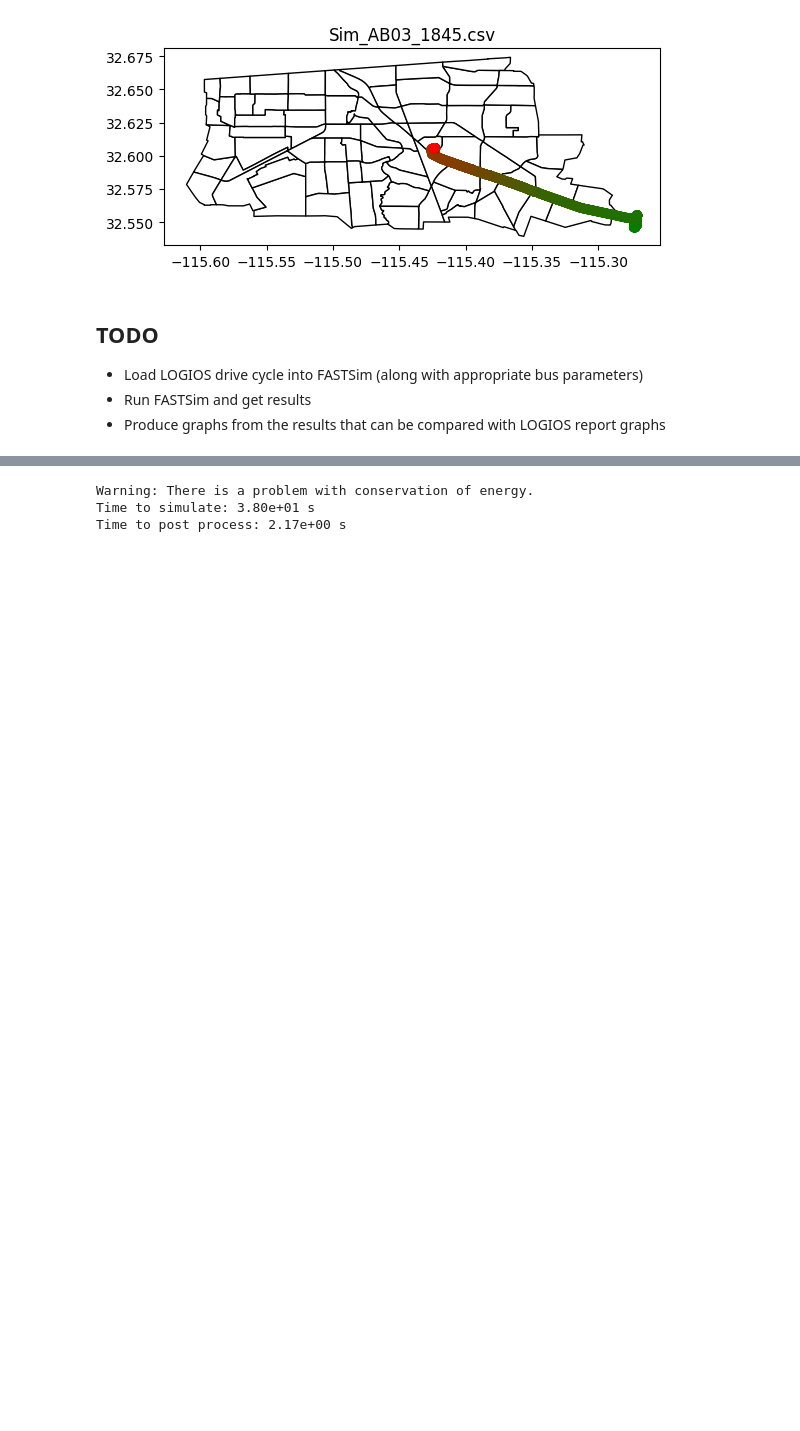
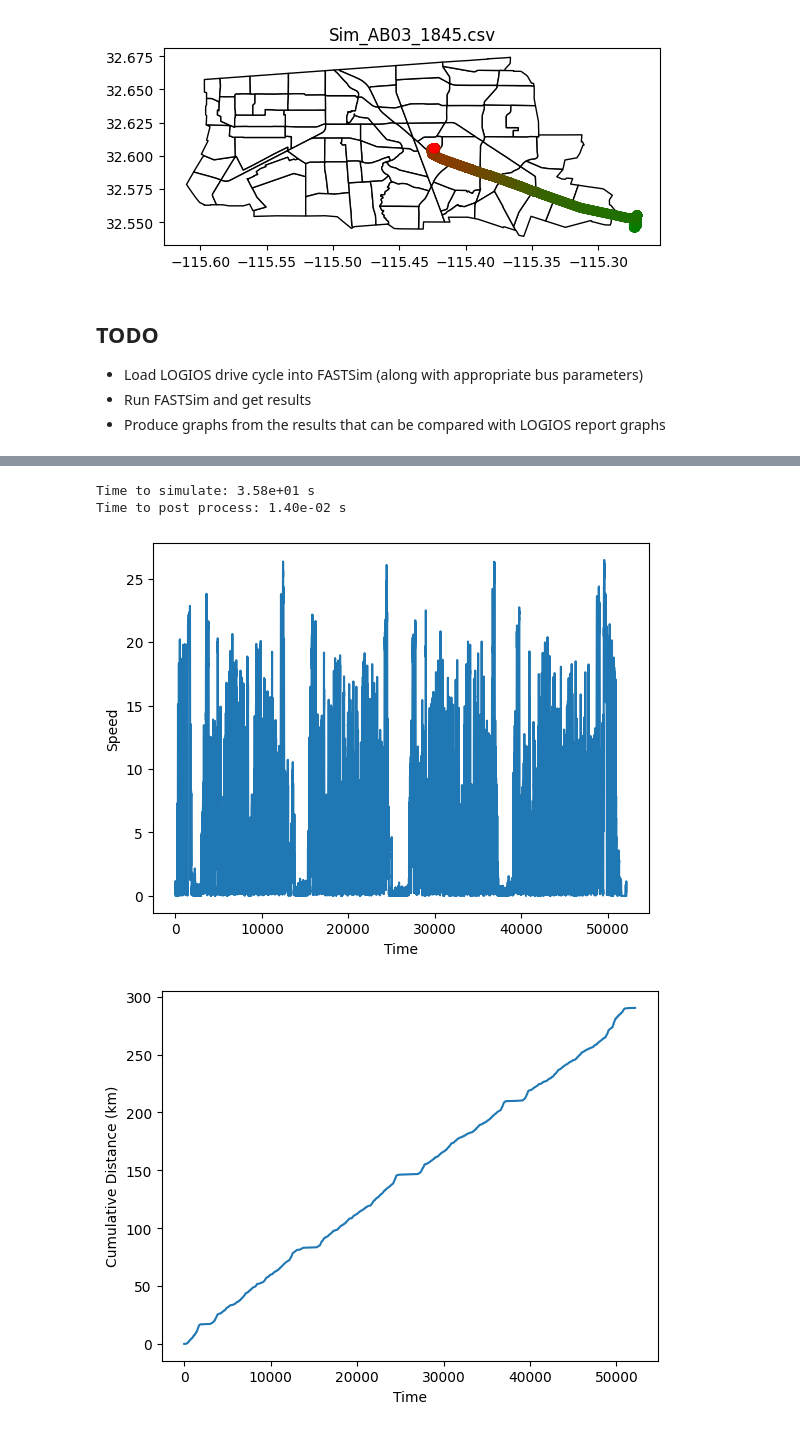
Before and after one commit to RESET-Lab/TransitBusSimulation, a Jupyter notebook: FASTSim Simulation/Bus Parameter Validation.ipynb, the cells around one changed output, grey strips where cells are left out. Drawn from its saved outputs; the diff is of its cells as text; code cells hidden in the pictures; blank space fills up the shorter version.

Commit message:
[WIP] Calculate cumulative distance and energy required.

```diff
--- a/FASTSim Simulation/Bus Parameter Validation.ipynb
+++ b/FASTSim Simulation/Bus Parameter Validation.ipynb
@@ -104,12 +126,66 @@ print(f'Time to simulate: {time.time() - t0:.2e} s')
 t0 = time.time()
 sim_drive_post = simdrive.SimDrivePost(sim_drive)
 output = sim_drive_post.get_output()
-sim_drive_post.set_battery_wear()
-diag = sim_drive_post.get_diagnostics()
+
 print(f'Time to post process: {time.time() - t0:.2e} s')
-
-# TODO: Where's the problem with conservation of energy?
 # %% [output]
-Warning: There is a problem with conservation of energy.
-Time to simulate: 3.80e+01 s
-Time to post process: 2.17e+00 s
+Time to simulate: 3.58e+01 s
+Time to post process: 1.40e-02 s
+# %%
+# Attach some additional information from the sim_drive instance that SimDrivePost doesn't
+# Cumulative distance series
+dist_per_step = sim_drive.distMeters
+output['cumDistKm'] = cum_series(dist_per_step) / m_per_km
+
+# Cumulative kWh series: i.e. cumulative energy required to get to a given timestep.
+# essKwOutAch is a series of kW output per second
+sign_toggle = (sim_drive.essKwOutAch > 0).astype(int)
+# Strip out negative power output measurements (from regenerative breaking)
+pos_essKwOutAch = sim_drive.essKwOutAch * sign_toggle
+output['cumKwh'] = cum_series(pos_essKwOutAch) / s_per_hour
+
+# output['addKwh'] = sim_drive.addKwh # TODO thought this might be additive kwh, but its all zeros?
+# %%
+# Visualize
+df = pd.DataFrame.from_dict(output)
+df['speed'] = cyc.cycMps
+
+# plt.rcParams['figure.figsize'] = [30, 20]
+
+plt.plot(df['time'],df['speed'])
+plt.xlabel('Time')
+plt.ylabel('Speed')
+plt.show()
+
+plt.plot(df['time'],df['cumDistKm'])
+plt.xlabel('Time')
+plt.ylabel('Cumulative Distance (km)')
+plt.show()
+
+plt.plot(df['time'],sim_drive.essKwOutAch)
+plt.xlabel('Time')
+plt.ylabel('Electric Storage System Output (Kw)')
+plt.show()
+
+plt.plot(df['time'], df['cumKwh'])
+plt.xlabel('Time')
+plt.ylabel('Cumulative kWh')
+plt.show()
+
+plt.plot(df['time'],df['soc'])
+plt.xlabel('Time')
+plt.ylabel('State of Charge')
+plt.show()
+
+plt.plot(df['cumDistKm'],df['soc'])
+plt.xlabel('Cumulative Distance (km)')
+plt.ylabel('State of Charge')
+plt.show()
+
+plt.plot(df['cumDistKm'], df['cumKwh'])
+plt.xlabel('Cumulative Distance (km)')
+plt.ylabel('Cumulative kWh')
+plt.show()
+# %% [output]
+[figure, added]
+[figure, added]
```
Also changed, not shown: parts of 8 cells of this notebook.
